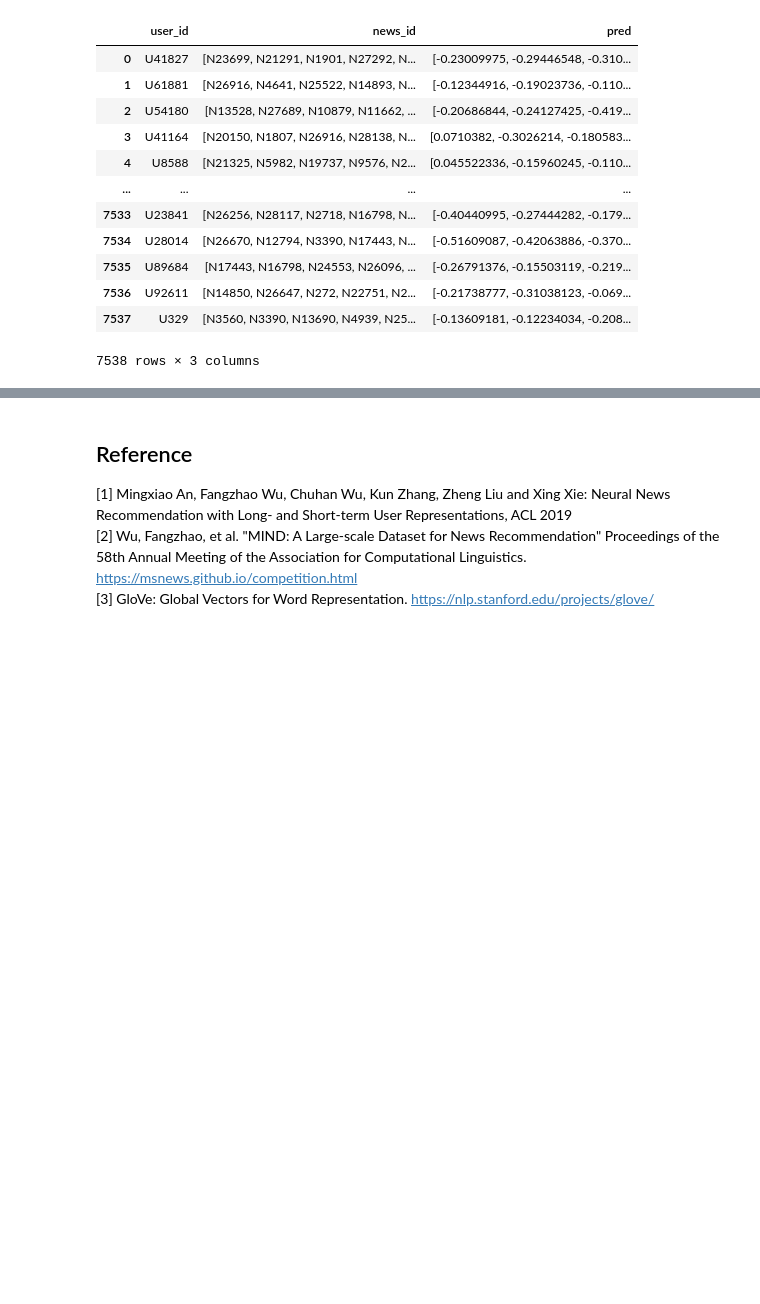
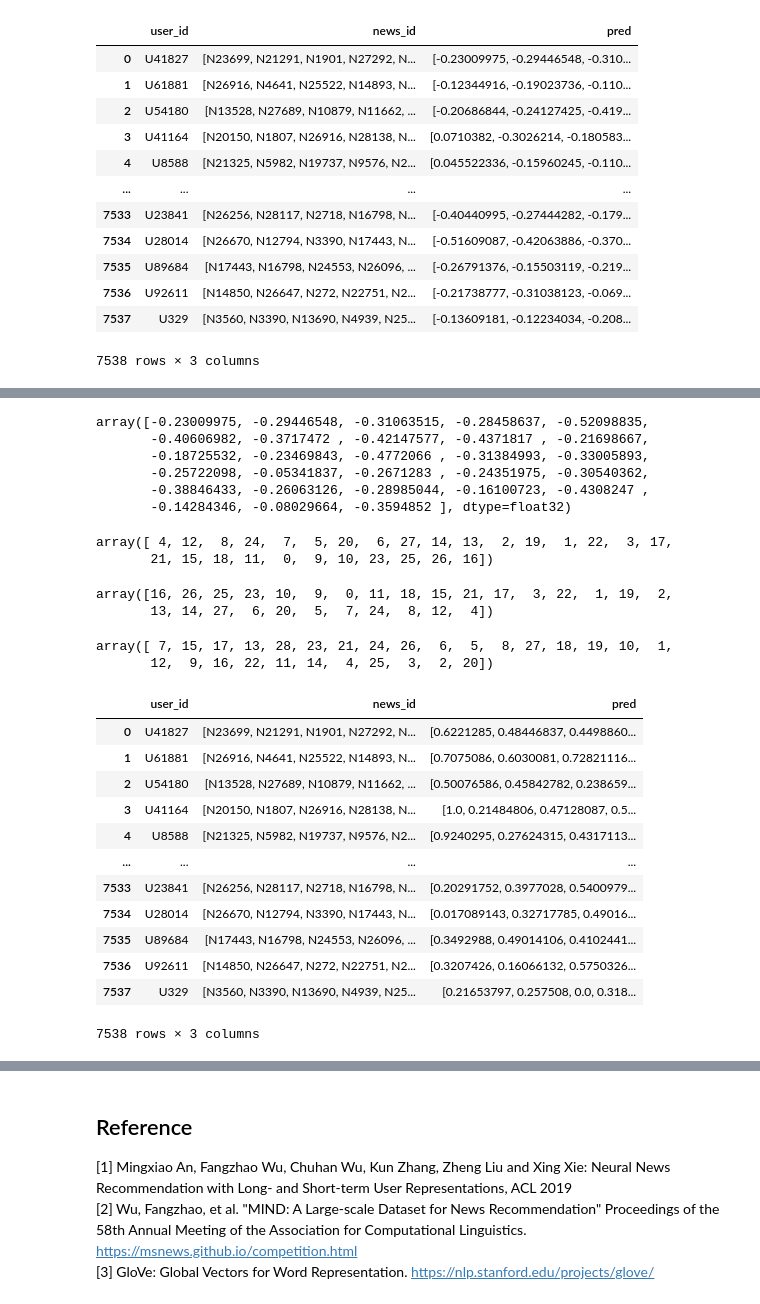
Before and after one commit to aisa6148/News_Recommendation_Project_2023, a Jupyter notebook: lstur_MIND.ipynb, the cells around one changed output, grey strips where cells are left out. Cells and saved outputs as stored; diff of their text form; code cells hidden in the pictures; blank space fills up the shorter version.

```diff
--- a/lstur_MIND.ipynb
+++ b/lstur_MIND.ipynb
@@ -229,3 +248,19 @@ user_rec_df
 | 7536 | U92611 | [N14850, N26647, N272, N22751, N2... |
 | 7537 | U329 | [N3560, N3390, N13690, N4939, N25... |
 7538 rows × 2 columns
+# %%
+user_train_ids = []
+news_rec_train_lists = []
+news_rec_imp_train_lists = []
+with open(train_behaviors_file, 'r') as rd:
+        impr_index = 0
+        for line in rd:
+            uid, time, history, impr = line.strip("\n").split('\t')[-4:]
+            impr_news = [i.split("-")[0] for i in impr.split()]
+            impr_news_click = [i.split("-")[1] for i in impr.split()]
+
+            user_train_ids.append(uid)
+            news_rec_lists.append(impr_news)
+            news_rec_imp_train_lists.append(impr_news_click)
+user_rec_impr_df = pd.DataFrame({'user_id' : user_train_ids, 'news_id': news_rec_lists, 'click' : impr_news_click})
+user_rec_impr_df
@@ -399,0 +435,47 @@ print(diversity_eval(user_rec_df, 5))
+# %%
+arr = user_rec_df[user_rec_df['user_id'] == 'U41827']['pred'][0]
+# %%
+(arr)
+# %% [output]
+array([-0.23009975, -0.29446548, -0.31063515, -0.28458637, -0.52098835,
+       -0.40606982, -0.3717472 , -0.42147577, -0.4371817 , -0.21698667,
+       -0.18725532, -0.23469843, -0.4772066 , -0.31384993, -0.33005893,
+       -0.25722098, -0.05341837, -0.2671283 , -0.24351975, -0.30540362,
+       -0.38846433, -0.26063126, -0.28985044, -0.16100723, -0.4308247 ,
+       -0.14284346, -0.08029664, -0.3594852 ], dtype=float32)
+# %%
+np.argsort(arr)
+# %% [output]
+array([ 4, 12,  8, 24,  7,  5, 20,  6, 27, 14, 13,  2, 19,  1, 22,  3, 17,
+       21, 15, 18, 11,  0,  9, 10, 23, 25, 26, 16])
+# %%
+np.argsort(arr)[::-1]
+# %% [output]
+array([16, 26, 25, 23, 10,  9,  0, 11, 18, 15, 21, 17,  3, 22,  1, 19,  2,
+       13, 14, 27,  6, 20,  5,  7, 24,  8, 12,  4])
+# %%
+(np.argsort(np.argsort(arr)[::-1]) + 1)
+# %% [output]
+array([ 7, 15, 17, 13, 28, 23, 21, 24, 26,  6,  5,  8, 27, 18, 19, 10,  1,
+       12,  9, 16, 22, 11, 14,  4, 25,  3,  2, 20])
+# %%
+def normalize_array(arr):
+    return (arr - np.min(arr)) / (np.max(arr) - np.min(arr))
+
+user_rec_norm_df = user_rec_df
+user_rec_norm_df['pred'] = user_rec_norm_df['pred'].apply(lambda x: normalize_array(x))
+user_rec_norm_df
+# %% [output]
+|  | user_id | news_id | pred |
+| 0 | U41827 | [N23699, N21291, N1901, N27292, N... | [0.6221285, 0.48446837, 0.4498860... |
+| 1 | U61881 | [N26916, N4641, N25522, N14893, N... | [0.7075086, 0.6030081, 0.72821116... |
+| 2 | U54180 | [N13528, N27689, N10879, N11662, ... | [0.50076586, 0.45842782, 0.238659... |
+| 3 | U41164 | [N20150, N1807, N26916, N28138, N... | [1.0, 0.21484806, 0.47128087, 0.5... |
+| 4 | U8588 | [N21325, N5982, N19737, N9576, N2... | [0.9240295, 0.27624315, 0.4317113... |
+| ... | ... | ... | ... |
+| 7533 | U23841 | [N26256, N28117, N2718, N16798, N... | [0.20291752, 0.3977028, 0.5400979... |
+| 7534 | U28014 | [N26670, N12794, N3390, N17443, N... | [0.017089143, 0.32717785, 0.49016... |
+| 7535 | U89684 | [N17443, N16798, N24553, N26096, ... | [0.3492988, 0.49014106, 0.4102441... |
+| 7536 | U92611 | [N14850, N26647, N272, N22751, N2... | [0.3207426, 0.16066132, 0.5750326... |
+| 7537 | U329 | [N3560, N3390, N13690, N4939, N25... | [0.21653797, 0.257508, 0.0, 0.318... |
+7538 rows × 3 columns
```
Also changed, not shown: parts of 11 cells of this notebook, 1 other file.
